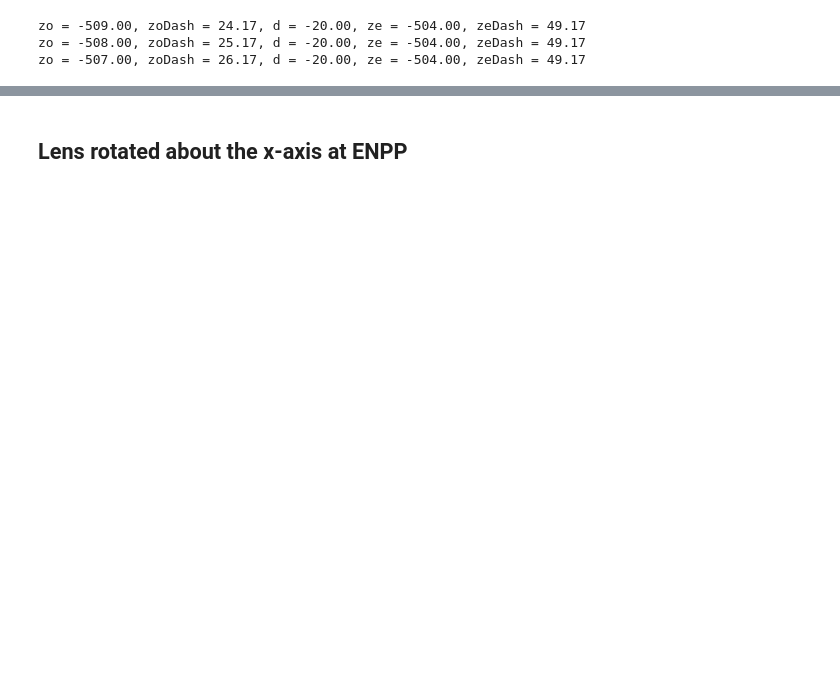
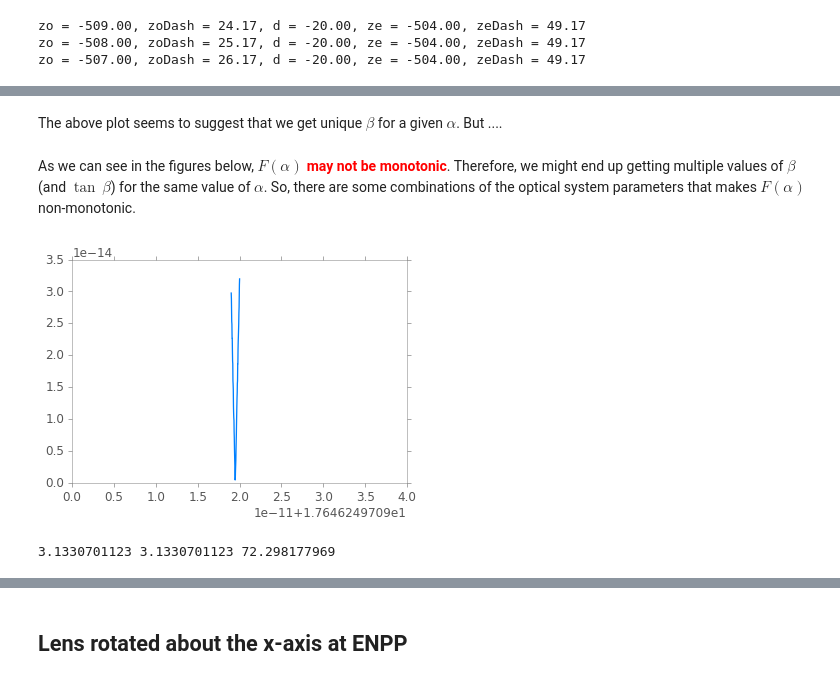
Before and after one commit to indranilsinharoy/phd-artifacts, a Jupyter notebook: chapters/chapter03_geometricmodel/code/StudyOfAngularRelationshipsForLensTiltForFocusing.ipynb, the cells around one changed output, grey strips where cells are left out. Cells and saved outputs as stored; diff of their text form; code cells hidden in the pictures; blank space fills up the shorter version.

```diff
--- a/chapters/chapter03_geometricmodel/code/StudyOfAngularRelationshipsForLensTiltForFocusing.ipynb
+++ b/chapters/chapter03_geometricmodel/code/StudyOfAngularRelationshipsForLensTiltForFocusing.ipynb
@@ -186,0 +234,42 @@ plt.show()
+# %% [markdown]
+The above plot seems to suggest that we get unique $\beta$ for a given $\alpha$. But ....
+# %% [markdown]
+As we can see in the figures below, $F(\alpha)$ <font color='red'>**may not be monotonic**</font>. Therefore, we might end up getting multiple values of $\beta$ (and $\tan \,\beta$) for the same value of $\alpha$. So, there are some combinations of the optical system parameters that makes $F(\alpha)$ non-monotonic.
+# %%
+# emperically find alpha values for which we get same value of beta
+# Here, I manually found the second alpha by minimized the error visually!
+
+zo=-509.0
+f = 24.0
+de=-5.0
+
+mp=0.15; alpha=45
+#mp=0.1; alpha=15
+
+tBeta0 = get_tanBeta(de=de, zo=zo, f=f, mp=mp, alpha=alpha)
+#alphaArr = np.linspace(33.837970239821, 33.837970239825) # for mp=0.1; alpha=15
+alphaArr = np.linspace(17.646249708999, 17.646249709)   # for mp=0.15; alpha=45
+absErr = []
+for each in alphaArr:
+    tBeta1 = get_tanBeta(de=de, zo=zo, f=f, mp=mp, alpha=each)
+    absErr.append(abs(tBeta1 - tBeta0))
+
+absErr = np.array(absErr)
+
+plt.plot(alphaArr, absErr)
+plt.show()
+
+print(get_tanBeta(de=de, zo=zo, f=f, mp=0.15, alpha=17.646249709),
+      get_tanBeta(de=de, zo=zo, f=f, mp=0.15, alpha=45.0),
+      get_beta(de=de, zo=zo, f=f, mp=0.15, alpha=45))
+
+#print(get_tanBeta(de=de, zo=zo, f=f, mp=0.1, alpha=15.0),
+#      get_tanBeta(de=de, zo=zo, f=f, mp=0.1, alpha=33.837970239821),
+#      get_beta(de=de, zo=zo, f=f, mp=0.1, alpha=15))
+
+# Emperically found
+# for mp=0.15; alpha=17.646249709, 45; tanbeta = 3.1330701123; beta = 72.298177969
+# for mp=0.1; alpha=15.0, 33.837970239821; tanbeta = 2.00014403634; beta = 63.4365992627
+# %% [output]
+[figure, added]
+3.1330701123 3.1330701123 72.298177969
```
Also changed, not shown: parts of 43 cells of this notebook, 8 other files.
